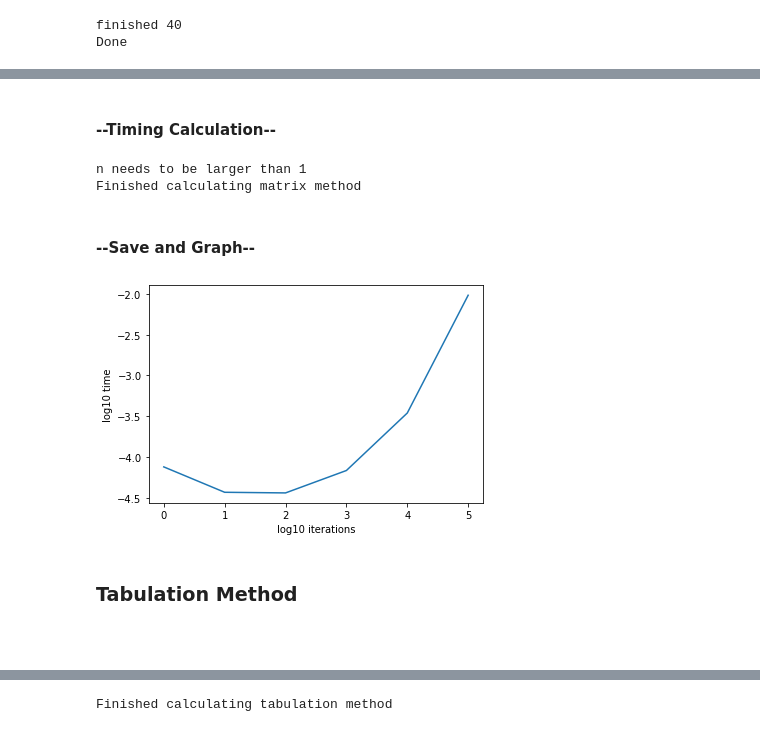
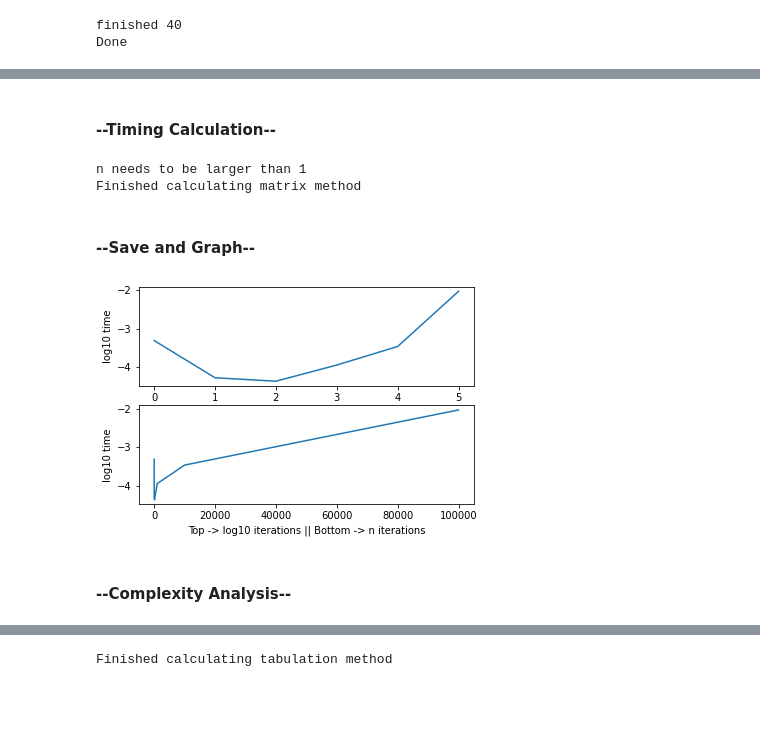
Before and after one commit to KennyWeeks/computational-physics-class-404-604-Spring-2022, a Jupyter notebook: Homework_3_02.01.22.ipynb, the cells around one changed output, grey strips where cells are left out. Saved outputs shown, nothing was run; the diff lists cells and outputs as text; code cells hidden in the pictures; blank space fills up the shorter version.

Commit message:
Finished the complexity analysis, and added the new timing outputs

```diff
--- a/Homework_3_02.01.22.ipynb
+++ b/Homework_3_02.01.22.ipynb
@@ -106,6 +108,7 @@ with open("./output_hw3/recursive.txt", "w") as file:
 #This will be the x and y array that will be used in the plot
 x = list()
 y = list()
+x2 = list() #I just want to save recursive as an int
 
 #read from the file
 with open("./output_hw3/recursive.txt", "r") as file:
@@ -113,12 +116,21 @@ with open("./output_hw3/recursive.txt", "r") as file:
     while line:
         if line.split()[0] != "Recursive": #read everything but the Header
             x.append(np.log10(int(line.split()[0]))) #find the base-10 log of the iterations
+            x2.append(int(line.split()[0])) #just save the numerical iterations
             y.append(np.log10(float(line.split()[1]))) #convert the time back to a float
         line = file.readline()
 
 #plot the graph
+"""plt.plot(x, y)
+plt.ylabel("log10 time")
+plt.xlabel("log10 iterations")"""
+plt.figure(1)
+plt.subplot(211)
 plt.plot(x, y)
 plt.ylabel("log10 time")
-plt.xlabel("log10 iterations")
+plt.subplot(212)
+plt.plot(x2, y)
+plt.ylabel("log10 time")
+plt.xlabel("Top - log10 iterations || Bottom - n iterations")
 plt.show()
 # %% [output]
@@ -158,7 +176,7 @@ def matrix(arr, n):
         return
     if n==1:
         return arr
-    yarr = compare(arr, n//2) #recurse down further if you need too
+    yarr = matrix(arr, n//2) #recurse down further if you need too
     yarr = np.matmul(yarr, yarr) #multiply the newly found matrixes together
 
     #If it's odd, do it again to account for the array that was lost in the recursion
@@ -166,8 +184,8 @@ def matrix(arr, n):
         yarr = np.matmul(yarr, arr)
 
     return yarr
-# %% [markdown]
-#### --Timing Calculation--
+# %% [markdown]
+#### --Timing Calculation--
 # %%
 times = dict() #This is the dictionary that will hold the times
 
@@ -189,37 +207,42 @@ print("Finished calculating matrix method")
 # %% [output]
 n needs to be larger than 1
 Finished calculating matrix method
-# %% [markdown]
-#### --Save and Graph--
+# %% [markdown]
+#### --Save and Graph--
 # %%
 #So everything has been calculated, save to a file specifically for matrix .txt
 #save the iteration and time pairs into a folder
 with open("./output_hw3/matrix.txt", "w") as file:
     file.write("Matrix Method\n")
     for i in times.keys():
         file.write(i + "\t" + str(times[i]) + "\n") #write these numbers to a file
 
 #This will be the x and y array that will be used in the plot
 x = list()
 y = list()
+x2 = list()
 
 #read from the file
 with open("./output_hw3/matrix.txt", "r") as file:
     line = file.readline() #read a line
     while line:
         if line.split()[0] != "Matrix": #read everything but the Header
             x.append(np.log10(int(line.split()[0]))) #find the base-10 log of the iterations
+            x2.append(int(line.split()[0]))
             y.append(np.log10(float(line.split()[1]))) #convert the time back to a float
         line = file.readline()
 
 #plot the graph
+plt.figure(1)
+plt.subplot(211)
 plt.plot(x, y)
 plt.ylabel("log10 time")
-plt.xlabel("log10 iterations")
+plt.subplot(212)
+plt.plot(x2, y)
+plt.ylabel("log10 time")
+plt.xlabel("Top -> log10 iterations || Bottom -> n iterations")
 plt.show()
 # %% [output]
-[figure, old version]
+[figure, new version]
-# %% [markdown]
-### Tabulation Method
-# %% [markdown]
-##
+# %% [markdown]
+#### --Complexity Analysis--
```
Also changed, not shown: parts of 23 cells of this notebook, 3 other files.
